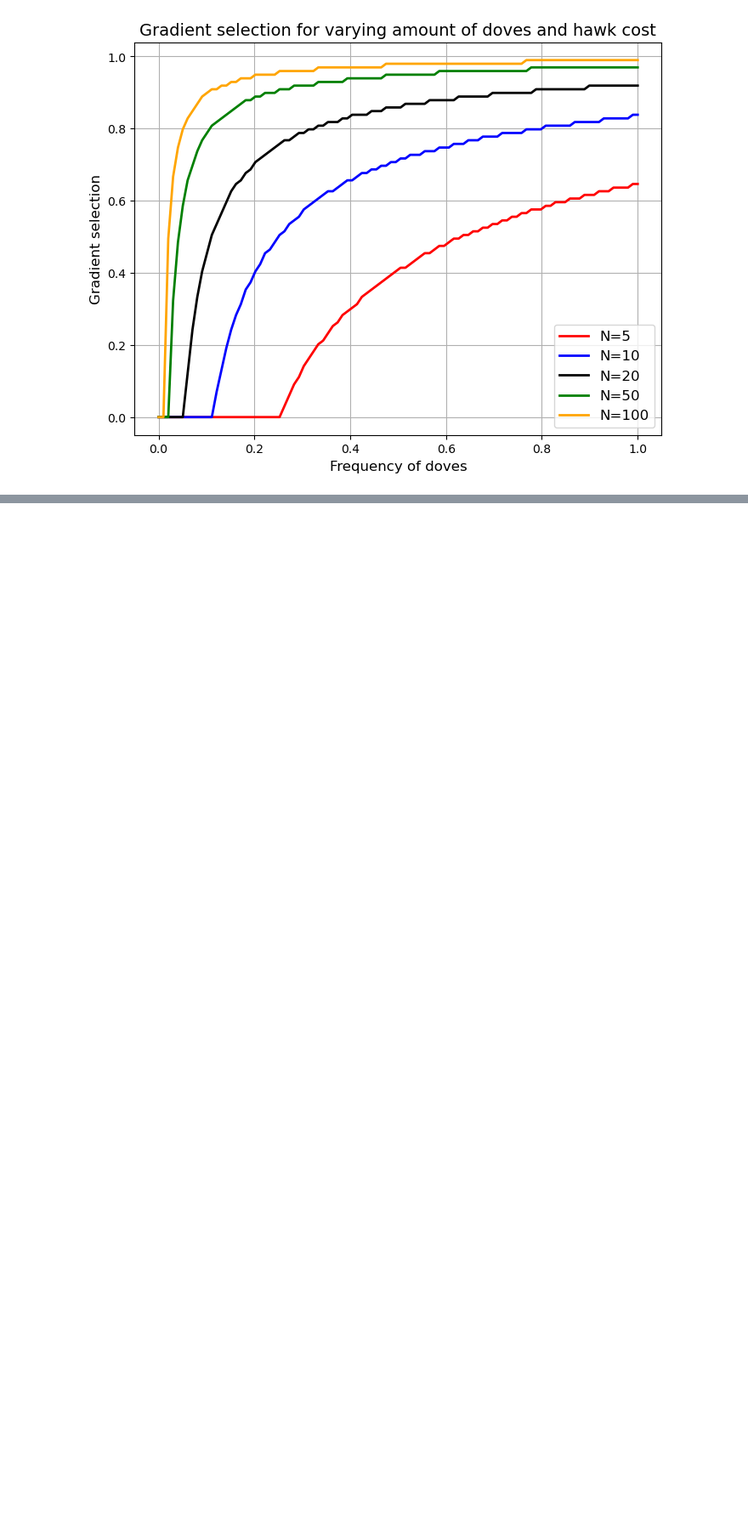
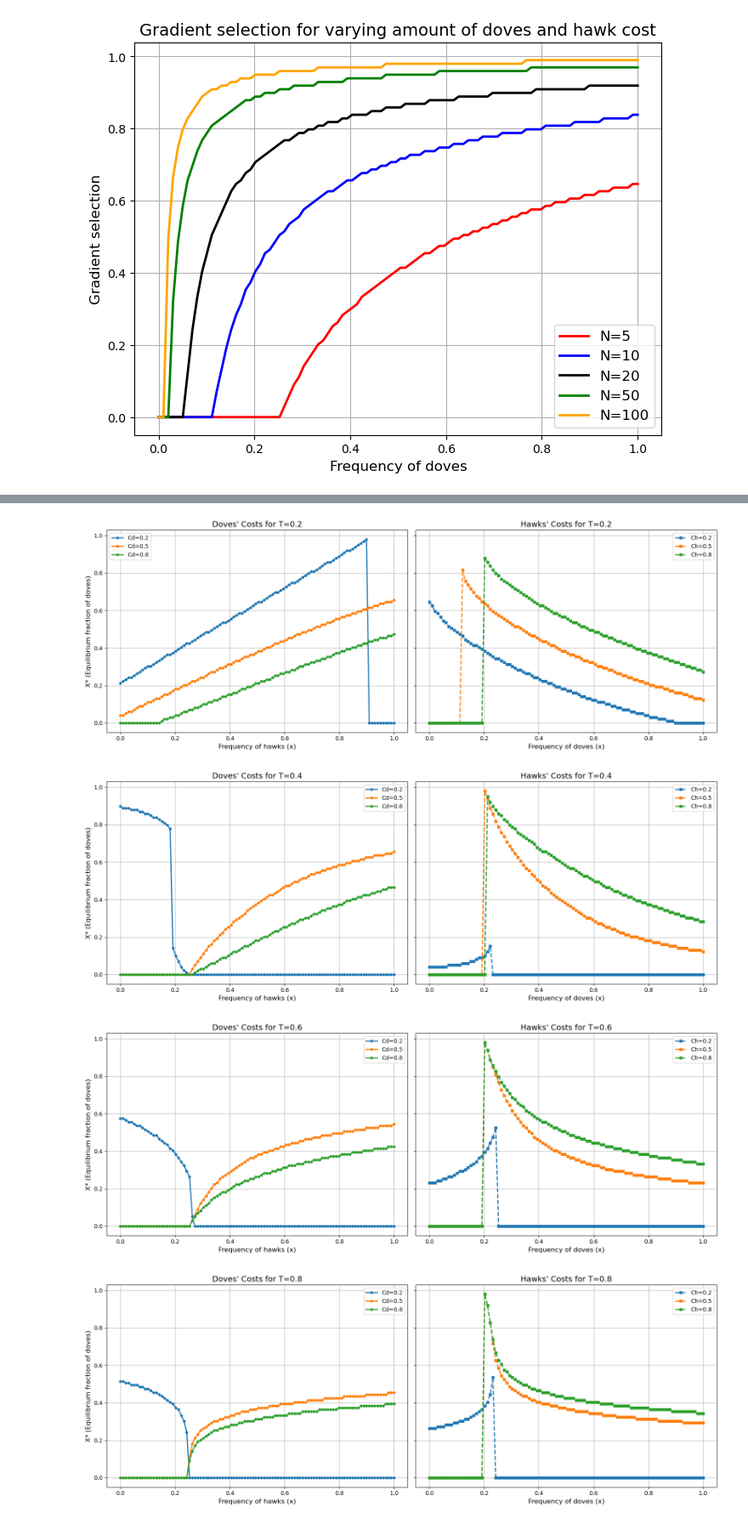
Before and after one commit to femkegeens/CGT, a Jupyter notebook: cgt_group_assignment.ipynb, the cells around one changed output, grey strips where cells are left out. Shown: that part at 85% size. Cells and saved outputs as stored; diff of their text form; code cells hidden in the pictures; blank space fills up the shorter version.

```diff
--- a/cgt_group_assignment.ipynb
+++ b/cgt_group_assignment.ipynb
@@ -275,12 +278,13 @@ plt.show()
 # Parameters
 N = 5
 R = 1
+n_steps = 100
 # %%
 # Payoff hawks
 def P_H(amount_hawks, c_h, T):
     P_H = 0
     total_hawks = amount_hawks + 1
-    if total_hawks > T:
+    if total_hawks > N * T:
         P_H = (R - amount_hawks*c_h) / total_hawks
     return P_H
 
@@ -288,9 +292,19 @@ def P_H(amount_hawks, c_h, T):
 def P_D(amount_doves, c_d, T):
     P_D = 0
     total_doves = amount_doves + 1
-    if total_doves < T:
+    if total_doves < N * T:
         P_D = (R - amount_doves*c_d) / total_doves
     return P_D
+# %%
+def P_H(amount_hawks, c_h, T):
+    if amount_hawks < N * T:
+        return 0
+    return (R - amount_hawks * c_h) / (amount_hawks + 1)
+
+def P_D(amount_doves, c_d, T):
+    if amount_doves >= N * T:
+        return (R - amount_doves * c_d) / (amount_doves + 1)
+    return 0
 # %%
 # Fitness hawks
 def average_fitness_hawks(N, x_fraction, c_h, T):
@@ -450,3 +385,56 @@ for i, T in enumerate(T_values):
+# %%
+import matplotlib.pyplot as plt
+import numpy as np
+
+# Labels and parameter values
+T_labels = ["T=0.2", "T=0.4", "T=0.6", "T=0.8"]
+T_values = [0.2, 0.4, 0.6, 0.8]
+
+Doves_Costs_labels = ["Cd=0.2", "Cd=0.5", "Cd=0.8"]
+Doves_Costs = [0.2, 0.5, 0.8]
+
+Hawks_Costs_labels = ["Ch=0.2", "Ch=0.5", "Ch=0.8"]
+Hawks_Costs = [0.2, 0.5, 0.8]
+
+# Combined plot for Figure 3A (Doves' Costs) and 3B (Hawks' Costs)
+def plot_figure3_side_by_side(T_values, Doves_Costs, Doves_Costs_labels, Hawks_Costs, Hawks_Costs_labels):
+    for t_idx, T in enumerate(T_values):
+        fig, axes = plt.subplots(1, 2, figsize=(16, 6), sharey=True)
+
+        # Panel for Doves' Costs
+        for d_idx, c_d in enumerate(Doves_Costs):
+            y_as, x_as = figure3A(T, c_d)  # Assuming figure3A is already corrected
+            axes[0].plot(x_as, y_as, label=Doves_Costs_labels[d_idx],
+                         linestyle='-', marker='o', markersize=4, linewidth=2)
+
+        axes[0].set_title(f"Doves' Costs for {T_labels[t_idx]}", fontsize=14)
+        axes[0].set_xlabel("Frequency of hawks (x)", fontsize=12)
+        axes[0].set_ylabel("X* (Equilibrium fraction of doves)", fontsize=12)
+        axes[0].legend(fontsize=10, loc="best")
+        axes[0].grid(True)
+
+        # Panel for Hawks' Costs
+        for h_idx, c_h in enumerate(Hawks_Costs):
+            y_as, x_as = figure3B(T, c_h)  # Assuming figure3B is implemented correctly
+            axes[1].plot(x_as, y_as, label=Hawks_Costs_labels[h_idx],
+                         linestyle='--', marker='s', markersize=4, linewidth=2)
+
+        axes[1].set_title(f"Hawks' Costs for {T_labels[t_idx]}", fontsize=14)
+        axes[1].set_xlabel("Frequency of doves (x)", fontsize=12)
+        axes[1].legend(fontsize=10, loc="best")
+        axes[1].grid(True)
+
+        # Adjust layout and show
+        plt.tight_layout()
+        plt.show()
+
+# Call the plotting function
+plot_figure3_side_by_side(T_values, Doves_Costs, Doves_Costs_labels, Hawks_Costs, Hawks_Costs_labels)
+# %% [output]
+[figure, added]
+[figure, added]
+[figure, added]
+[figure, added]
 # %%
 # %% [output]
 [figure]
```
Also changed, not shown: parts of 8 cells of this notebook.
